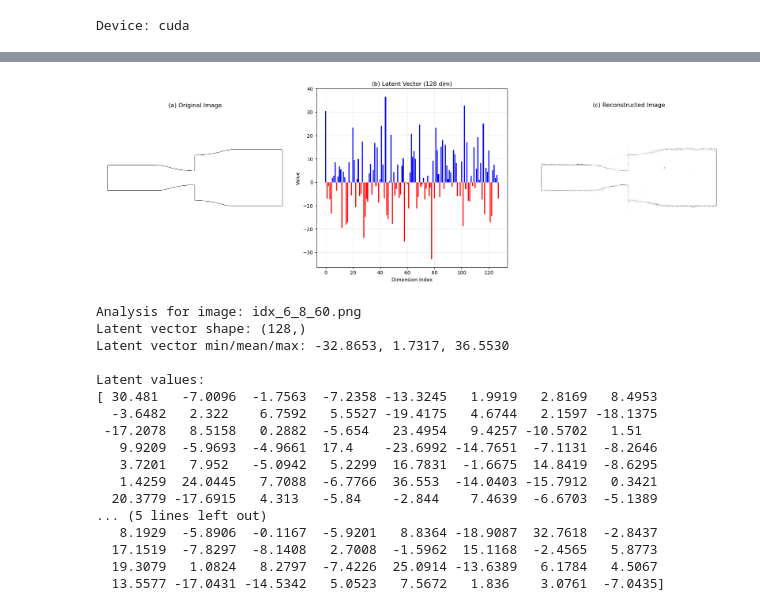
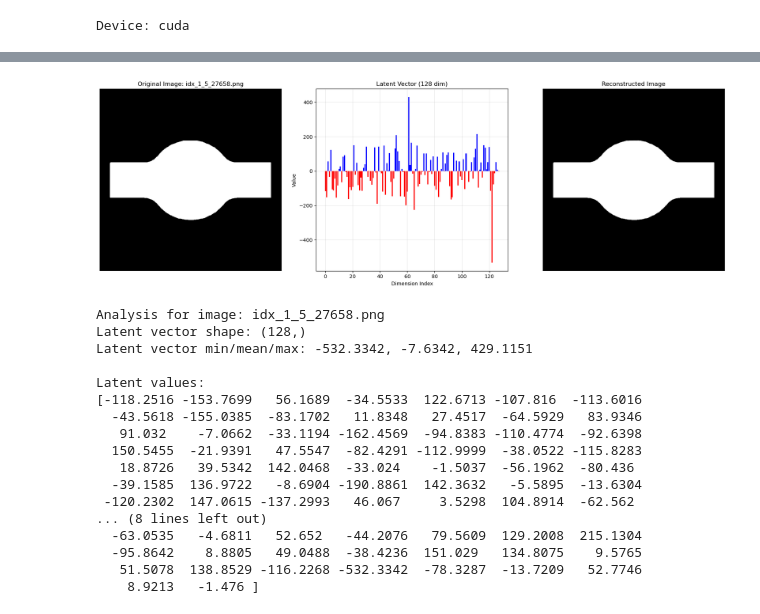
Before and after one commit to DanilaMos/Flow-Domain-Interpolation, a Jupyter notebook: CAE/CAE.ipynb, the cells around one changed output, grey strips where cells are left out. Saved outputs shown, nothing was run; the diff lists cells and outputs as text; code cells hidden in the pictures.

```diff
--- a/CAE/CAE.ipynb
+++ b/CAE/CAE.ipynb
@@ -19,3 +22,9 @@ from scipy.interpolate import splprep, splev
+# %%
+IMAGE_SIZE = 672
+LATENT_DIM = 128
+BATCH_SIZE = 32
+EPOCHS = 100
+DEVICE = torch.device("cuda" if torch.cuda.is_available() else "cpu")
 # %% [markdown]
 **Convolutional Autoencoder (CAE) Implementation**
 
@@ -212,12 +328,12 @@ def plot_reconstruction(model, dataset_path, latent_dim=64, device='cuda'):
     plt.figure(figsize=(18, 6))
 
     plt.subplot(1, 3, 1)
-    plt.title(f"(a) Original Image")#: {random_image}")
+    plt.title(f"Original Image: {random_image}")
     plt.imshow(original_img, cmap='gray')
     plt.axis('off')
 
     plt.subplot(1, 3, 2)
-    plt.title(f"(b) Latent Vector ({latent_dim} dim)")
+    plt.title(f"Latent Vector ({latent_dim} dim)")
     colors = ['r' if v < 0 else 'b' for v in latent_vector]
     plt.bar(range(latent_dim), latent_vector, color=colors)
     plt.xlabel("Dimension Index")
@@ -225,7 +341,7 @@ def plot_reconstruction(model, dataset_path, latent_dim=64, device='cuda'):
     plt.grid(True, alpha=0.3)
 
     plt.subplot(1, 3, 3)
-    plt.title("(c) Reconstructed Image")
+    plt.title("Reconstructed Image")
     plt.imshow(reconstructed_img, cmap='gray')
     plt.axis('off')
 
@@ -256,23 +433,37 @@ The training section demonstrates:
 
 - Final achieved metrics
 # %%
-device = torch.device('cuda' if torch.cuda.is_available() else 'cpu')
+device = DEVICE
 print(f'Device: {device}')
-latent_dim = 128
-batch_size = 64
-num_epochs = 2000
+latent_dim = LATENT_DIM
+batch_size = BATCH_SIZE
+num_epochs = EPOCHS
 
-root_dir = "dataset_thick"
-train_loader, val_loader = get_dataloaders(root_dir, batch_size=batch_size)
+root_dir = "dataset_2_img"
+# train_loader, val_loader = get_dataloaders(root_dir, batch_size=batch_size)
+# all_entries = os.listdir(root_dir)
+# n_files = len(all_entries)
+# print(f'Dataset size: {n_files}')
+# print(f'Train size: {len(train_loader.dataset)}')
+# print(f'Val size: {len(val_loader.dataset)}')
+# del all_entries
 
 #Model
 model = CAE(latent_dim=latent_dim).to(device)
 criterion = nn.BCELoss()
 optimizer = torch.optim.AdamW(model.parameters(), lr=1e-3, weight_decay=1e-5)
+scheduler = ReduceLROnPlateau(optimizer, 'min', patience=5, factor=0.5)
 
 #Checkpoints
 best_val_loss = np.inf
 best_train_loss = np.inf
+best_dice = 0
+
+#History
+train_history = []
+val_history = []
+dice_history = []
+lr_history = []
 # %% [output]
 Device: cuda
 # %%
@@ -346,25 +577,25 @@ Latent values:
 # %%
 model = CAE(latent_dim=latent_dim).to(device)
 model.load_state_dict(torch.load("models_cae/best_val_cae.pth"))
 model.eval()
 
-original_img, latent_vector, reconstructed_img = plot_reconstruction(model, 'dataset_thick', latent_dim=latent_dim, device=device)
+original_img, latent_vector, reconstructed_img = plot_reconstruction(model, root_dir, latent_dim=latent_dim, device=device)
 # %% [output]
-[figure, old version]
+[figure, new version]
-Analysis for image: idx_6_8_60.png
+Analysis for image: idx_1_5_27658.png
 Latent vector shape: (128,)
-Latent vector min/mean/max: -32.8653, 1.7317, 36.5530
+Latent vector min/mean/max: -532.3342, -7.6342, 429.1151
 
 Latent values:
-[ 30.481   -7.0096  -1.7563  -7.2358 -13.3245   1.9919   2.8169   8.4953
-  -3.6482   2.322    6.7592   5.5527 -19.4175   4.6744   2.1597 -18.1375
- -17.2078   8.5158   0.2882  -5.654   23.4954   9.4257 -10.5702   1.51
-   9.9209  -5.9693  -4.9661  17.4    -23.6992 -14.7651  -7.1131  -8.2646
-   3.7201   7.952   -5.0942   5.2299  16.7831  -1.6675  14.8419  -8.6295
-   1.4259  24.0445   7.7088  -6.7766  36.553  -14.0403 -15.7912   0.3421
-  20.3779 -17.6915   4.313   -5.84    -2.844    7.4639  -6.6703  -5.1389
-... (5 lines left out)
-   8.1929  -5.8906  -0.1167  -5.9201   8.8364 -18.9087  32.7618  -2.8437
-  17.1519  -7.8297  -8.1408   2.7008  -1.5962  15.1168  -2.4565   5.8773
-  19.3079   1.0824   8.2797  -7.4226  25.0914 -13.6389   6.1784   4.5067
-  13.5577 -17.0431 -14.5342   5.0523   7.5672   1.836    3.0761  -7.0435]
+[-118.2516 -153.7699   56.1689  -34.5533  122.6713 -107.816  -113.6016
+  -43.5618 -155.0385  -83.1702   11.8348   27.4517  -64.5929   83.9346
+   91.032    -7.0662  -33.1194 -162.4569  -94.8383 -110.4774  -92.6398
+  150.5455  -21.9391   47.5547  -82.4291 -112.9999  -38.0522 -115.8283
+   18.8726   39.5342  142.0468  -33.024    -1.5037  -56.1962  -80.436
+  -39.1585  136.9722   -8.6904 -190.8861  142.3632   -5.5895  -13.6304
+ -120.2302  147.0615 -137.2993   46.067     3.5298  104.8914  -62.562
+... (8 lines left out)
+  -63.0535   -4.6811   52.652   -44.2076   79.5609  129.2008  215.1304
+  -95.8642    8.8805   49.0488  -38.4236  151.029   134.8075    9.5765
+   51.5078  138.8529 -116.2268 -532.3342  -78.3287  -13.7209   52.7746
+    8.9213   -1.476 ]
```
Also changed, not shown: parts of 35 cells of this notebook.
